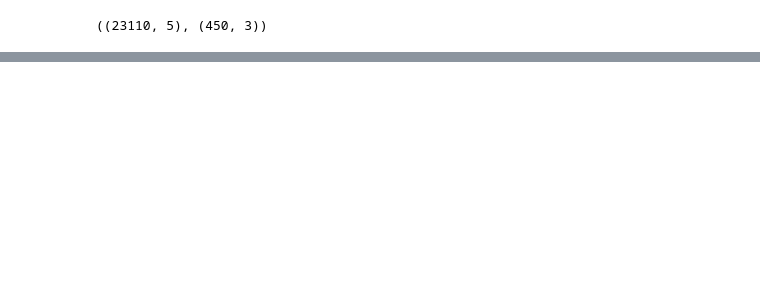
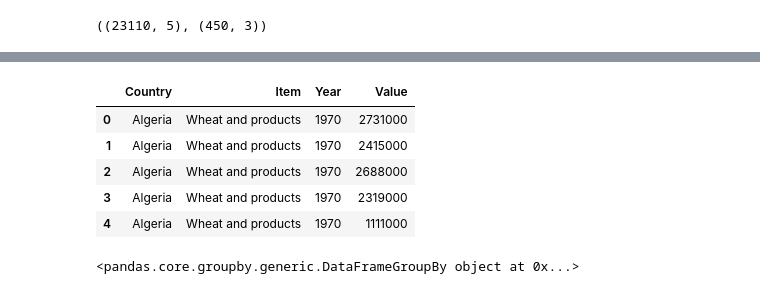
Before and after one commit to Gbekoilias/Stage-D-Exercise, a Jupyter notebook: Notebook/Notebook (Data Exploration).ipynb, the cells around one changed output, grey strips where cells are left out. Cells and saved outputs as stored; diff of their text form; code cells hidden in the pictures; blank space fills up the shorter version.

```diff
--- a/Notebook/Notebook (Data Exploration).ipynb
+++ b/Notebook/Notebook (Data Exploration).ipynb
@@ -123,0 +143,9 @@ j
+# %%
+df_prod.head()
+# %% [output]
+|  | Country | Item | Year | Value |
+| 0 | Algeria | Wheat and products | 1970 | 2731000 |
+| 1 | Algeria | Wheat and products | 1970 | 2415000 |
+| 2 | Algeria | Wheat and products | 1970 | 2688000 |
+| 3 | Algeria | Wheat and products | 1970 | 2319000 |
+| 4 | Algeria | Wheat and products | 1970 | 1111000 |
@@ -123,0 +174,8 @@ j
+# %%
+# Group the dataframe by the 'Item' column
+grouped_df_prod = df_prod.groupby('Item')
+
+# Print the grouped dataframe
+grouped_df_prod
+# %% [output]
+<pandas.core.groupby.generic.DataFrameGroupBy object at 0x...>
```
Also changed, not shown: parts of 12 cells of this notebook, 1 other file.
